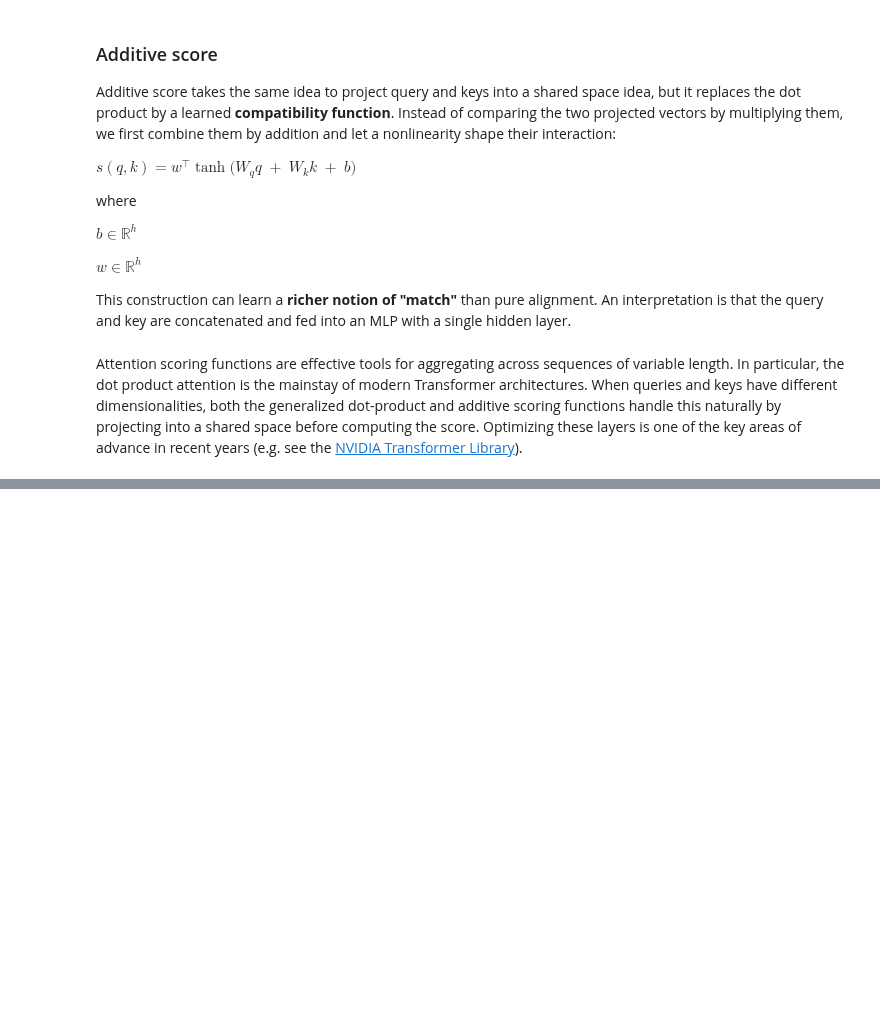
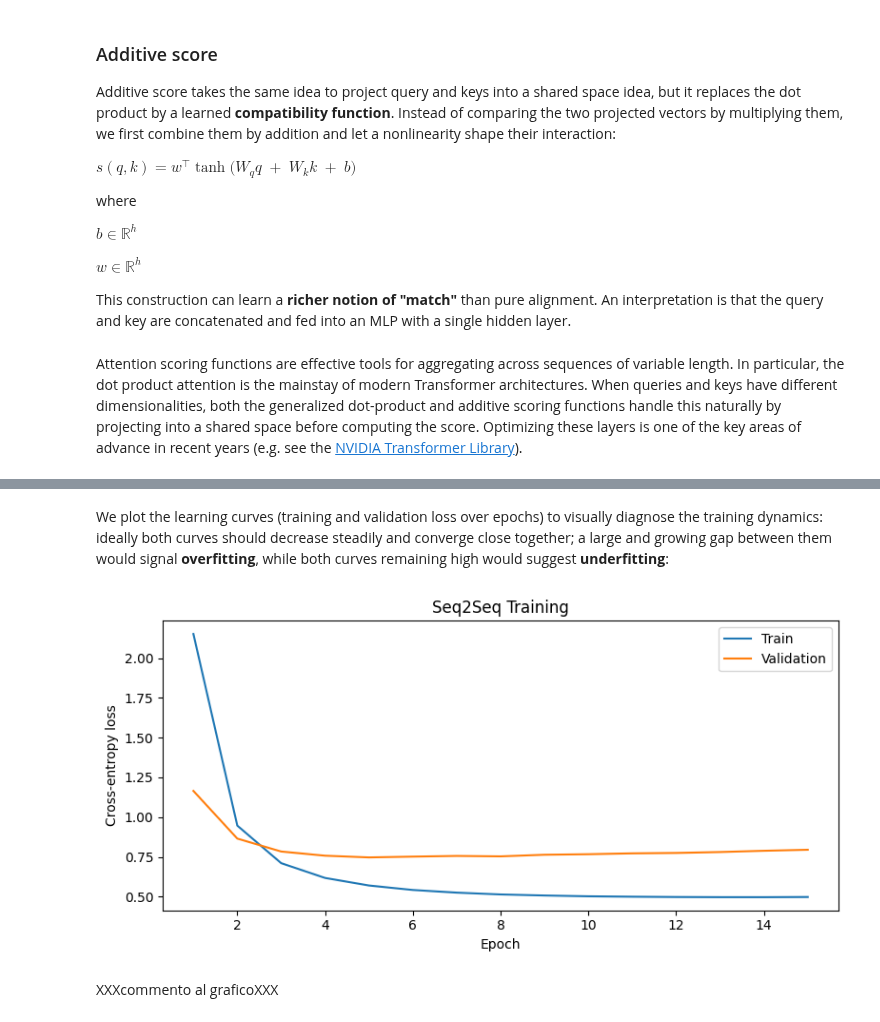
Before and after one commit to riccardoberta/machine-learning, a Jupyter notebook: 15 - Transformers/notes.ipynb, the cells around one changed output, grey strips where cells are left out. Saved outputs shown, nothing was run; the diff lists cells and outputs as text; code cells hidden in the pictures; blank space fills up the shorter version.

Commit message:
Update chapter 14 - ML - Machine Learning

```diff
--- a/15 - Transformers/notes.ipynb
+++ b/15 - Transformers/notes.ipynb
@@ -378,0 +778,3 @@ Recall Fig. 10.7.2 which we repeat (Fig. 11.4.1) with some additional detail. Co
+# %%
+eng_ita_train_loader = DataLoader(eng_ita_train_set, batch_size=128, shuffle=True)
+eng_ita_val_loader   = DataLoader(eng_ita_val_set,   batch_size=128, shuffle=False)
@@ -378,0 +785,8 @@ Recall Fig. 10.7.2 which we repeat (Fig. 11.4.1) with some additional detail. Co
+# %%
+device = torch.device(
+    'cuda' if torch.cuda.is_available() else
+    'mps'  if torch.backends.mps.is_available() else
+    'cpu'
+)
+seq2seq_model = seq2seq_model.to(device)
+print(f"Using device: {device}")
@@ -378,0 +813,11 @@ Recall Fig. 10.7.2 which we repeat (Fig. 11.4.1) with some additional detail. Co
+# %%
+def eng_ita_evaluate(model, loader, criterion, device):
+    model.eval()
+    total_loss = 0
+    with torch.no_grad():
+        for src, dec_in, dec_out in loader:
+            src, dec_in, dec_out = src.to(device), dec_in.to(device), dec_out.to(device)
+            logits = model(src, dec_in)
+            loss   = criterion(logits.reshape(-1, logits.size(-1)), dec_out.reshape(-1))
+            total_loss += loss.item()
+    return total_loss / len(loader)
@@ -378,0 +826,13 @@ Recall Fig. 10.7.2 which we repeat (Fig. 11.4.1) with some additional detail. Co
+# %%
+num_epochs = 15
+train_losses, val_losses = [], []
+
+for epoch in range(1, num_epochs + 1):
+
+    train_loss = eng_ita_train(seq2seq_model, eng_ita_train_loader, optimizer, criterion, device)
+    val_loss   = eng_ita_evaluate(seq2seq_model, eng_ita_val_loader, criterion, device)
+
+    train_losses.append(train_loss)
+    val_losses.append(val_loss)
+
+    print(f"Epoch {epoch:2d} | train loss {train_loss:.4f} | val loss {val_loss:.4f}", end='\r', flush=True)
@@ -378,0 +841,16 @@ Recall Fig. 10.7.2 which we repeat (Fig. 11.4.1) with some additional detail. Co
+# %% [markdown]
+We plot the learning curves (training and validation loss over epochs) to visually diagnose the training dynamics: ideally both curves should decrease steadily and converge close together; a large and growing gap between them would signal **overfitting**, while both curves remaining high would suggest **underfitting**:
+# %%
+fig, ax = plt.subplots(figsize=(8, 4))
+ax.plot(range(1, num_epochs + 1), train_losses, label='Train')
+ax.plot(range(1, num_epochs + 1), val_losses,   label='Validation')
+ax.set_xlabel('Epoch')
+ax.set_ylabel('Cross-entropy loss')
+ax.set_title('Seq2Seq Training')
+ax.legend()
+plt.tight_layout()
+plt.show()
+# %% [output]
+[figure, added]
+# %% [markdown]
+XXXcommento al graficoXXX
```
Also changed, not shown: parts of 64 cells of this notebook, 46 other files.
